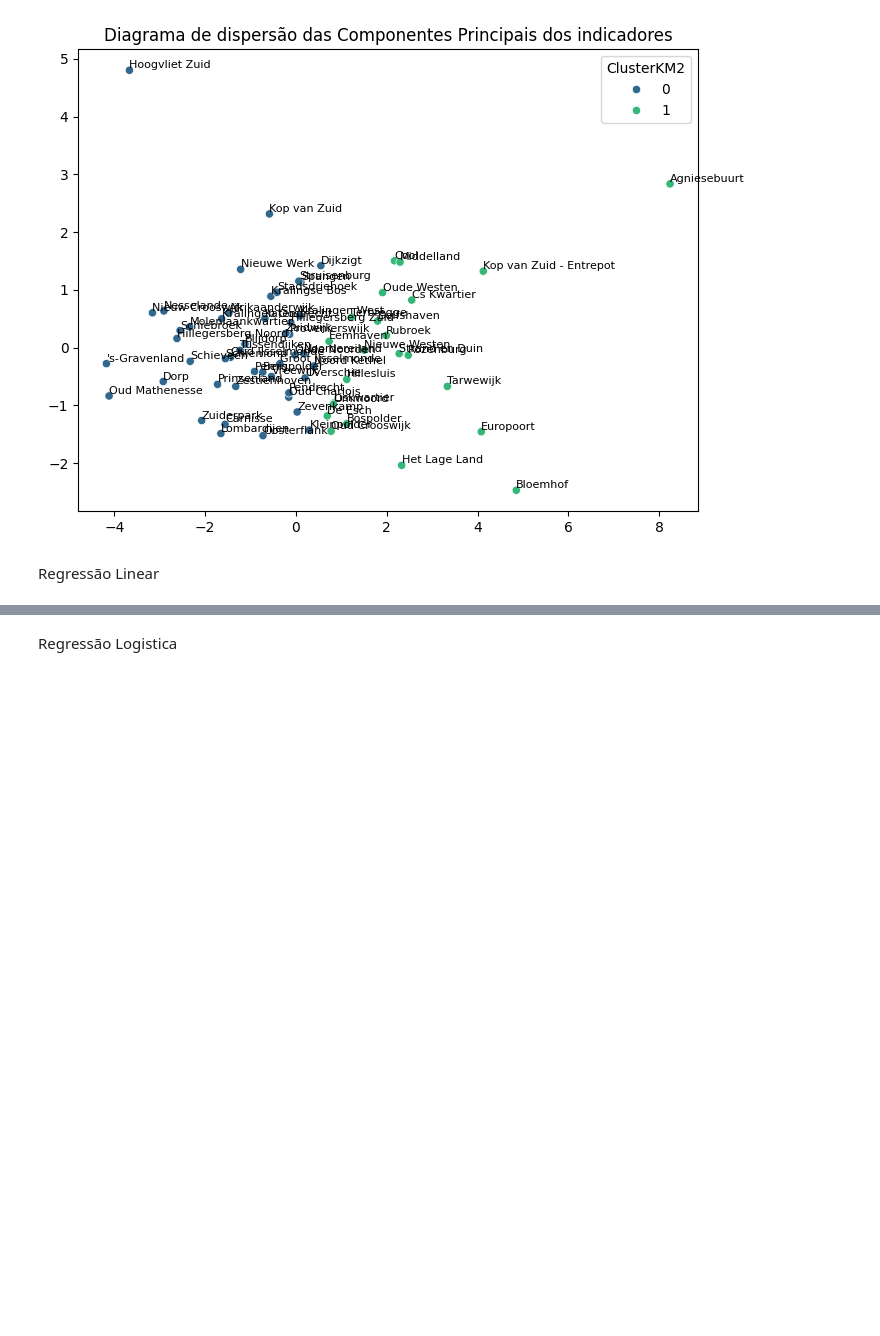
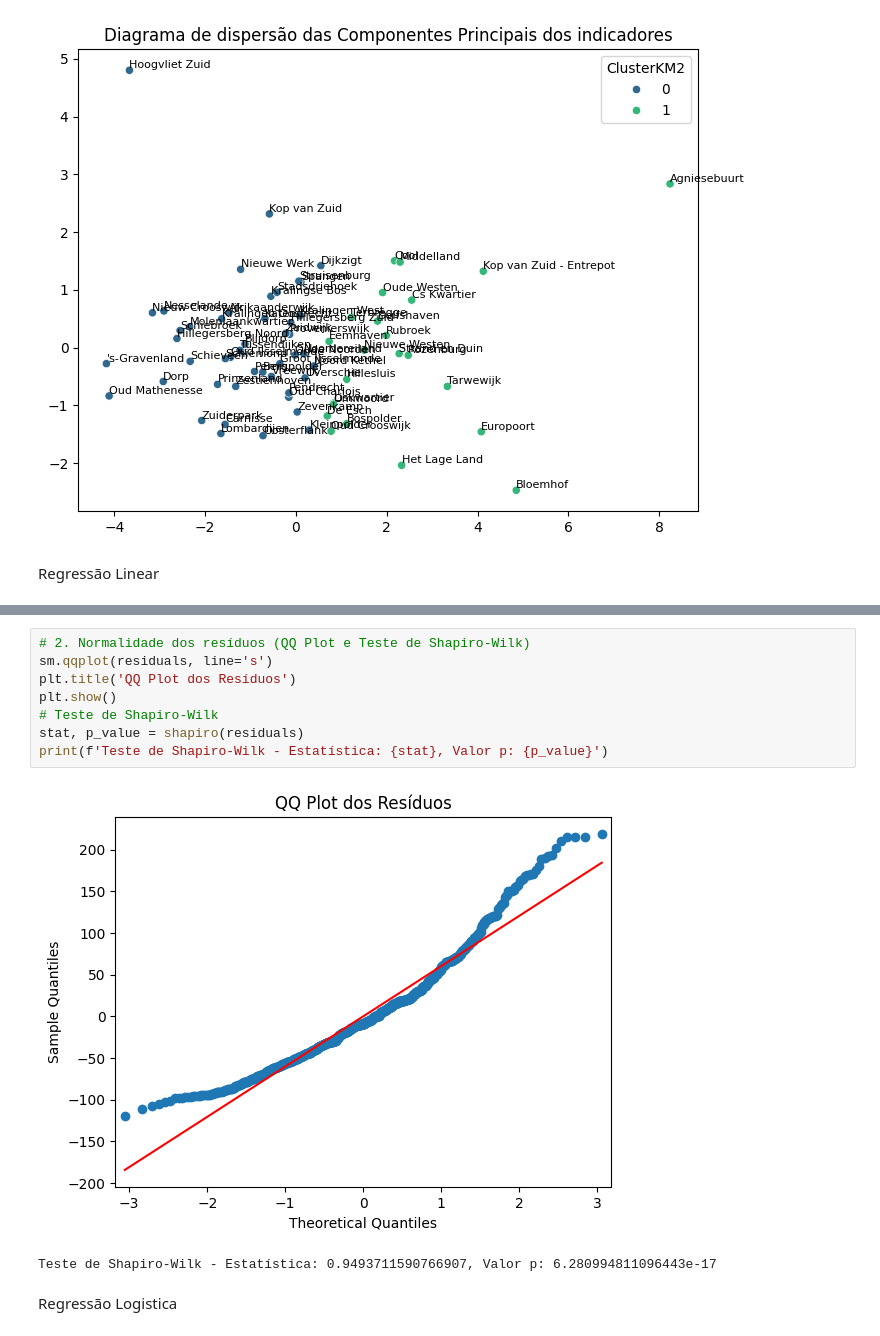
Before and after one commit to RafaelAndreRio/SAD_Trabalho_Final, a Jupyter notebook: Estudo_airbnb.ipynb, the cells around one changed output, grey strips where cells are left out. Saved outputs shown, nothing was run; the diff lists cells and outputs as text; blank space fills up the shorter version.

```diff
--- a/Estudo_airbnb.ipynb
+++ b/Estudo_airbnb.ipynb
@@ -722,3 +778,14 @@ Regressão Linear
+# %%
+# 2. Normalidade dos resíduos (QQ Plot e Teste de Shapiro-Wilk)
+sm.qqplot(residuals, line='s')
+plt.title('QQ Plot dos Resíduos')
+plt.show()
+# Teste de Shapiro-Wilk
+stat, p_value = shapiro(residuals)
+print(f'Teste de Shapiro-Wilk - Estatística: {stat}, Valor p: {p_value}')
+# %% [output]
+[figure, added]
+Teste de Shapiro-Wilk - Estatística: 0.9493711590766907, Valor p: 6.280994811096443e-17
 # %% [markdown]
 Regressão Logistica
 # %%
```
Also changed, not shown: parts of 8 cells of this notebook.
